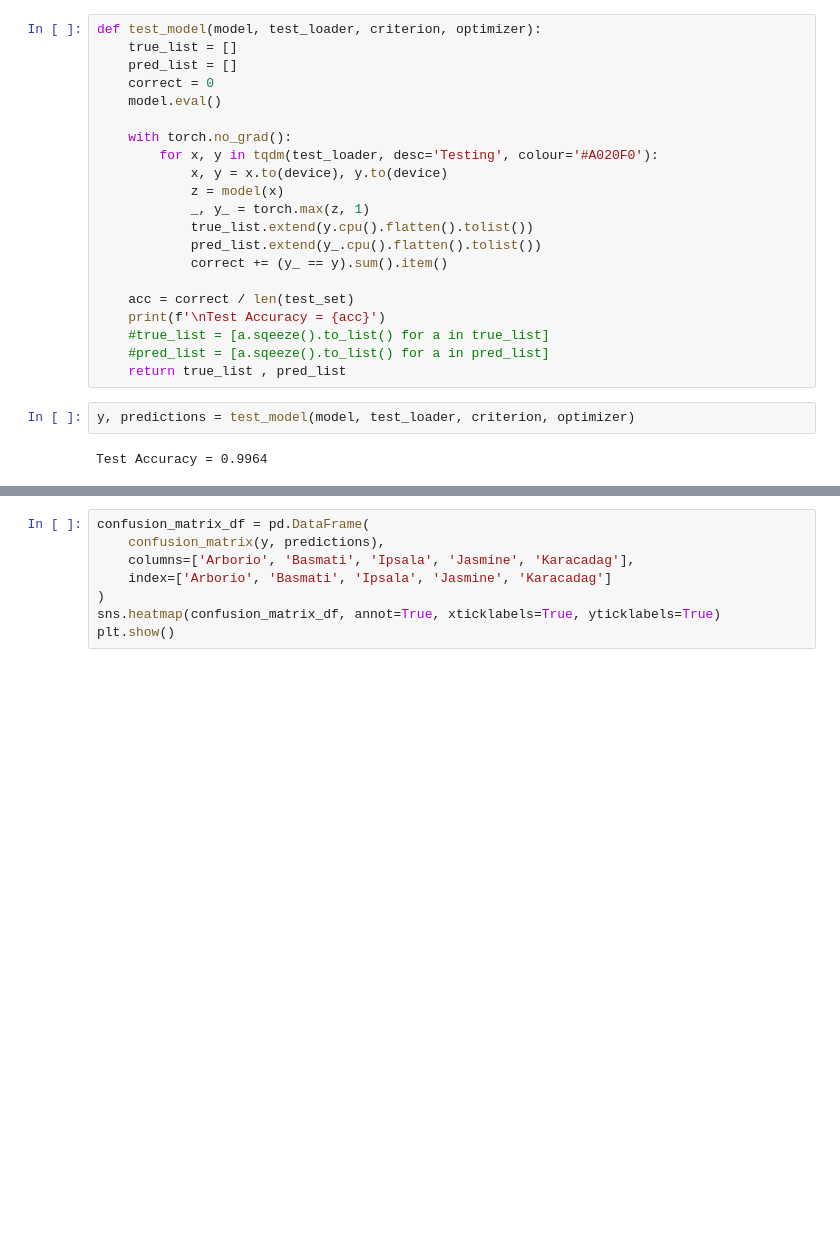
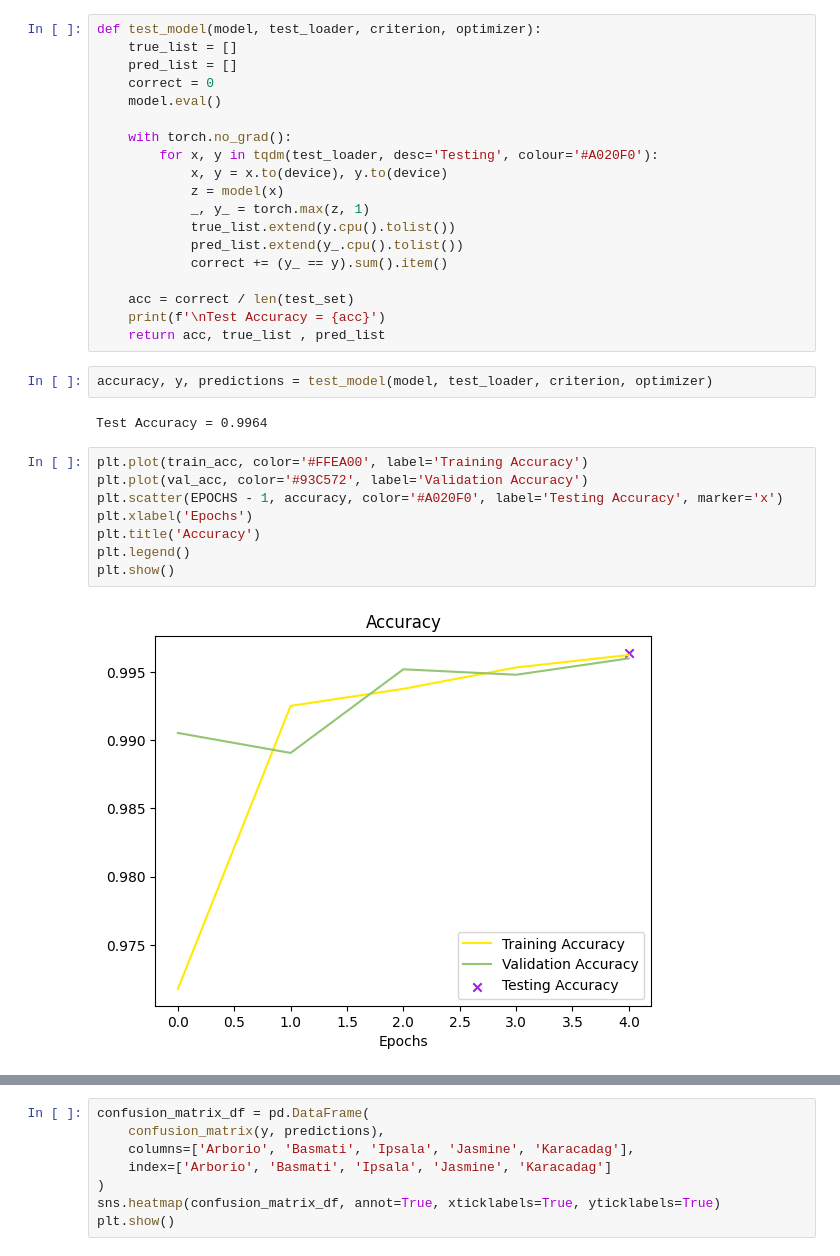
Before and after one commit to T0mLam/Rice-Image-Classification, a Jupyter notebook: main.ipynb, the cells around one changed output, grey strips where cells are left out. Drawn from its saved outputs; the diff is of its cells as text; blank space fills up the shorter version.

```diff
--- a/main.ipynb
+++ b/main.ipynb
@@ -238,17 +238,25 @@ def test_model(model, test_loader, criterion, optimizer):
             x, y = x.to(device), y.to(device)
             z = model(x)
             _, y_ = torch.max(z, 1)
-            true_list.extend(y.cpu().flatten().tolist())
-            pred_list.extend(y_.cpu().flatten().tolist())
+            true_list.extend(y.cpu().tolist())
+            pred_list.extend(y_.cpu().tolist())
             correct += (y_ == y).sum().item()
 
     acc = correct / len(test_set)
     print(f'\nTest Accuracy = {acc}')
-    #true_list = [a.sqeeze().to_list() for a in true_list]
-    #pred_list = [a.sqeeze().to_list() for a in pred_list]
-    return true_list , pred_list
+    return acc, true_list , pred_list
 # %%
-y, predictions = test_model(model, test_loader, criterion, optimizer)
+accuracy, y, predictions = test_model(model, test_loader, criterion, optimizer)
 # %% [output]
 Test Accuracy = 0.9964
+# %%
+plt.plot(train_acc, color='#FFEA00', label='Training Accuracy')
+plt.plot(val_acc, color='#93C572', label='Validation Accuracy')
+plt.scatter(EPOCHS - 1, accuracy, color='#A020F0', label='Testing Accuracy', marker='x')
+plt.xlabel('Epochs')
+plt.title('Accuracy')
+plt.legend()
+plt.show()
+# %% [output]
+[figure, added]
 # %%
```
Also changed, not shown: parts of 6 cells of this notebook.
